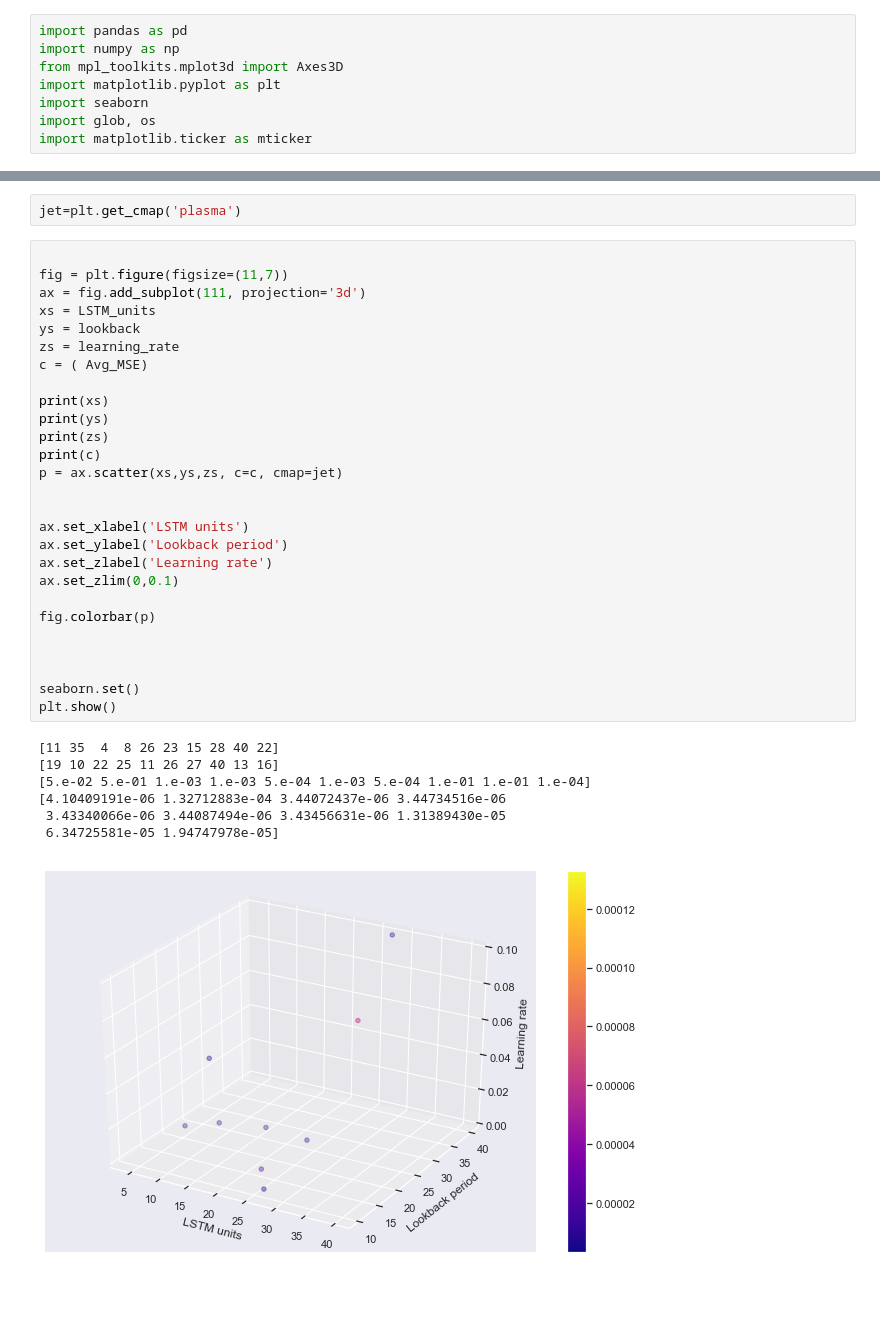
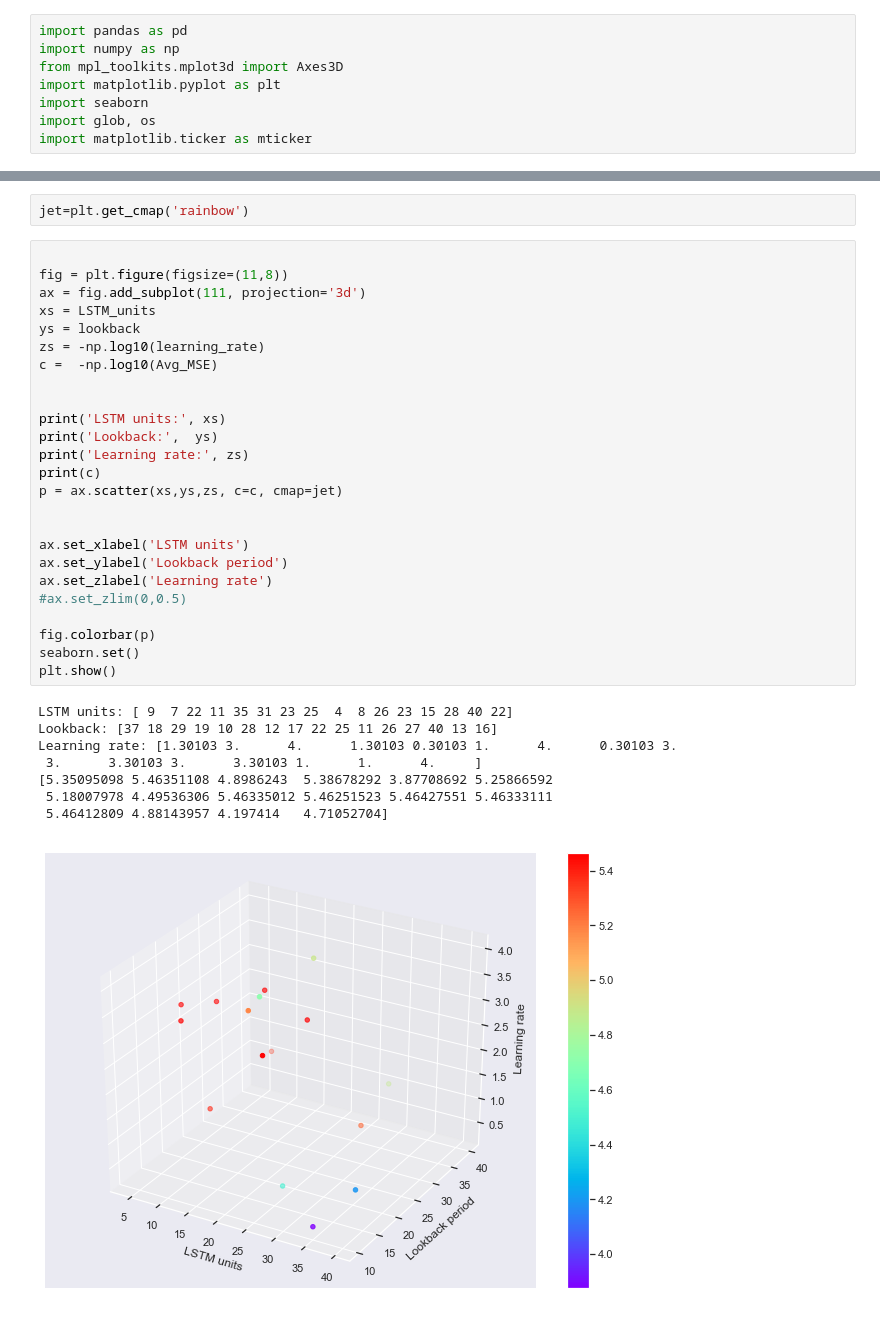
Before and after one commit to dblim/cs229project-lim-lundgren, a Jupyter notebook: src/output/LSTM_tuning/Tuning_plot.ipynb, the cells around one changed output, grey strips where cells are left out. Saved outputs shown, nothing was run; the diff lists cells and outputs as text.

```diff
--- a/src/output/LSTM_tuning/Tuning_plot.ipynb
+++ b/src/output/LSTM_tuning/Tuning_plot.ipynb
@@ -51,37 +58,36 @@ print(LSTM_units)
 # %%
-jet=plt.get_cmap('plasma')
+jet=plt.get_cmap('rainbow')
 # %%
 
-fig = plt.figure(figsize=(11,7))
+fig = plt.figure(figsize=(11,8))
 ax = fig.add_subplot(111, projection='3d')
 xs = LSTM_units
 ys = lookback
-zs = learning_rate
-c = ( Avg_MSE)
+zs = -np.log10(learning_rate)
+c =  -np.log10(Avg_MSE)
 
-print(xs)
-print(ys)
-print(zs)
+
+print('LSTM units:', xs)
+print('Lookback:',  ys)
+print('Learning rate:', zs)
 print(c)
 p = ax.scatter(xs,ys,zs, c=c, cmap=jet)
 
 
 ax.set_xlabel('LSTM units')
 ax.set_ylabel('Lookback period')
 ax.set_zlabel('Learning rate')
-ax.set_zlim(0,0.1)
+#ax.set_zlim(0,0.5)
 
 fig.colorbar(p)
-
-
-
 seaborn.set()
 plt.show()
 # %% [output]
-[11 35  4  8 26 23 15 28 40 22]
-[19 10 22 25 11 26 27 40 13 16]
-[5.e-02 5.e-01 1.e-03 1.e-03 5.e-04 1.e-03 5.e-04 1.e-01 1.e-01 1.e-04]
-[4.10409191e-06 1.32712883e-04 3.44072437e-06 3.44734516e-06
- 3.43340066e-06 3.44087494e-06 3.43456631e-06 1.31389430e-05
- 6.34725581e-05 1.94747978e-05]
+LSTM units: [ 9  7 22 11 35 31 23 25  4  8 26 23 15 28 40 22]
+Lookback: [37 18 29 19 10 28 12 17 22 25 11 26 27 40 13 16]
+Learning rate: [1.30103 3.      4.      1.30103 0.30103 1.      4.      0.30103 3.
+ 3.      3.30103 3.      3.30103 1.      1.      4.     ]
+[5.35095098 5.46351108 4.8986243  5.38678292 3.87708692 5.25866592
+ 5.18007978 4.49536306 5.46335012 5.46251523 5.46427551 5.46333111
+ 5.46412809 4.88143957 4.197414   4.71052704]
-[figure, old version]
+[figure, new version]
```
Also changed, not shown: parts of 3 cells of this notebook, 1 other file.
